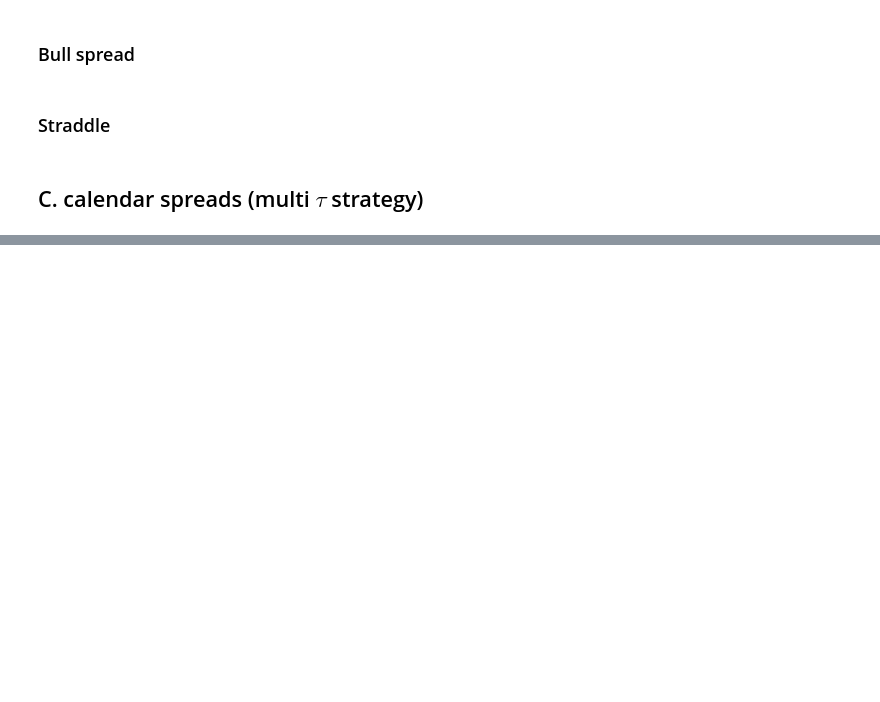
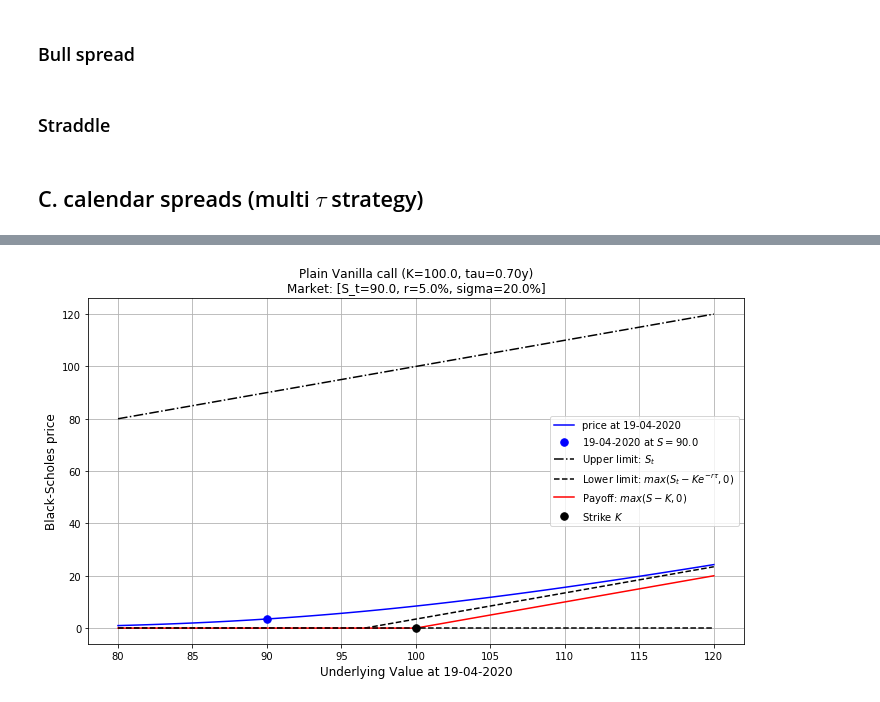
Before and after one commit to gabrielepompa88/IT-For-Business-And-Finance-2019-20, a Jupyter notebook: Notebooks/Derivatives_Analytics___Objects_Composition.ipynb, the cells around one changed output, grey strips where cells are left out. Drawn from its saved outputs; the diff is of its cells as text; code cells hidden in the pictures; blank space fills up the shorter version.

```diff
--- a/Notebooks/Derivatives_Analytics___Objects_Composition.ipynb
+++ b/Notebooks/Derivatives_Analytics___Objects_Composition.ipynb
@@ -3100,0 +3462,4 @@ class OptionPlotter:
+# %%
+option_plotter.plot(t=market_env.get_t())
+# %% [output]
+[figure, added]
```
Also changed, not shown: parts of 145 cells of this notebook.
